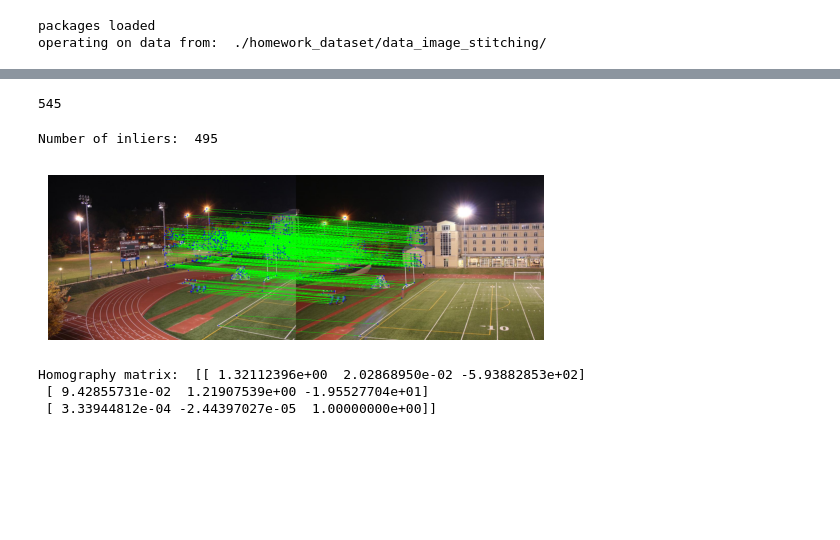
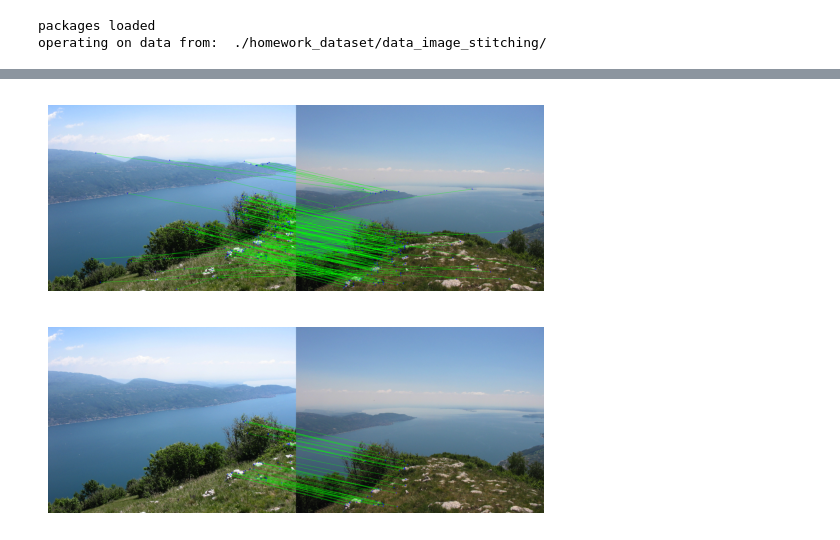
Before and after one commit to YigitEkin/CS-554-Homework, a Jupyter notebook: image_sticthing2.ipynb, the cells around one changed output, grey strips where cells are left out. Drawn from its saved outputs; the diff is of its cells as text; code cells hidden in the pictures; blank space fills up the shorter version.

```diff
--- a/image_sticthing2.ipynb
+++ b/image_sticthing2.ipynb
@@ -18,12 +18,12 @@ prefix: prefix of the file name
 number_of_files: number of files to read (will be concatenated with the prefix)
 file_type: type of the file to read
 """
-def generate_test_file_directories(prefix, number_of_files, file_type='jpg'):
+def generate_test_file_directories(prefix, number_of_files, count_start=0, file_type='jpg'):
     files = []
-    for i in range(1, number_of_files+1):
+    for i in range(count_start, (count_start + number_of_files)):
         files.append(DATA_PATH + prefix + str(i) + '.' + file_type)
     return files
 
-dirs = generate_test_file_directories('im2_', 4, 'jpg')
+dirs = generate_test_file_directories('im1_', 2, 1,'png')
 print(dirs)
 # %% [output]
@@ -35,10 +35,14 @@ files: list of file directories
 """
 def generate_cv2_images_from_files(files):
     images = []
+    size_of_first_image = cv2.imread(files[0]).shape
     for file in files:
-        images.append(cv2.imread(file))
+        img = cv2.imread(file)
+        resized_img = cv2.resize(img, (size_of_first_image[1], size_of_first_image[0]))
+        images.append(resized_img)
     return images
 
 images = generate_cv2_images_from_files(dirs)
 print(images[0].shape)
+print(images[1].shape)
 # %% [output]
@@ -62,7 +67,7 @@ keypoints, descriptors = compute_sift_features(images)
 #display sift features on image
 for i in range(len(images)):
     #convert image to rgb
-    images[i] = cv2.cvtColor(images[i], cv2.COLOR_BGR2RGB)
+    images[i] = cv2.cvtColor(images[i], cv2.COLOR_RGB2BGR)
     img = cv2.drawKeypoints(images[i], keypoints[i], None)
     plt.axis('off')
     plt.imshow(img)
@@ -131,15 +134,15 @@ def draw_matches(img1, img2, kp1, kp2, matches):
 desc_1, desc_2 = descriptors[0], descriptors[1]
 kp_1, kp_2 = keypoints[0], keypoints[1]
 img_1, img_2 = images[0], images[1]
-matched_features = find_matches(desc_1, desc_2, 0.6)
-print(len(matched_features))
+matched_features = find_matches(desc_1, desc_2, 0.8)
 #matched_features_in_dmatch = prepare_matches_for_drawing(matched_features)
 matched_features_img = draw_matches(img_1, img_2, kp_1, kp_2, matched_features)
-#matched_features_img = cv2.drawMatches(img_1, kp_1, img_2, kp_2, matched_features_in_dmatch, img_1, flags=2)
-plt.imsave('matched_features.png', matched_features_img)
-#matches_ransac, p1_all, p2_all = convert_matches_for_ransac(kp_1, kp_2, matched_features_in_dmatch)
+plt.imshow(matched_features_img)
+plt.axis('off')
+plt.show()
+#plt.imsave("/Users/reyhanekin/Desktop/GitHub/CS-554-Homework/results/" + "matched_features_img.png", matched_features_img)
 # %% [output]
-545
+[figure, added]
 # %%
 import random
 def compute_homography(src_pts, dst_pts):
@@ -206,41 +209,35 @@ def find_inliers(kp1, kp2, matches, threshold, n_iter):
     # Loop through the iterations
     for i in range(n_iter):
         # Randomly select four matches
         sample = random.sample(matches, 4)
         # Get the coordinates of the matched keypoints
         p1 = np.array([kp1[i].pt for i, j in sample])
         p2 = np.array([kp2[j].pt for i, j in sample])
         # Compute the homography matrix using the sample points
         H = compute_homography(p1, p2)
         # Get the coordinates of all the matched keypoints
         p1 = np.array([kp1[i].pt for i, j in matches])
         p2 = np.array([kp2[j].pt for i, j in matches])
         # Compute the error for all the matches
         error = compute_error(p1, p2, H)
         # Find the matches that have error below the threshold
         inliers_i = [match for match, e in zip(matches, error) if e < threshold]
         # Count the number of inliers
         n_inliers = len(inliers_i)
         # Update the inliers, the maximum number of inliers and the best homography matrix if necessary
         if n_inliers > max_inliers:
             inliers = inliers_i
             max_inliers = n_inliers
             best_H = H
     # Return the inliers and the best homography matrix
     return inliers, best_H
 
 inliers, H = find_inliers(kp_1, kp_2, matched_features, 1, 1000)
-print('Number of inliers: ', len(inliers))
-ransac_img = draw_matches(img_1, img_2, kp_1, kp_2, inliers)
-plt.imshow(ransac_img)
+
+matched_features_img = draw_matches(img_1, img_2, kp_1, kp_2, inliers)
+plt.imshow(matched_features_img)
 plt.axis('off')
-#plt.title('Inliers from RANSAC: ' + str(len(inliers)) + ' out of ' + str(len(matched_features)))
 plt.show()
-
-print('Homography matrix: ', H)
+#plt.imsave("/Users/reyhanekin/Desktop/GitHub/CS-554-Homework/results/" + "matched_features_img_ransac.png", matched_features_img)
 # %% [output]
-Number of inliers:  495
-[figure, old version]
+[figure, new version]
-Homography matrix:  [[ 1.32112396e+00  2.02868950e-02 -5.93882853e+02]
- [ 9.42855731e-02  1.21907539e+00 -1.95527704e+01]
- [ 3.33944812e-04 -2.44397027e-05  1.00000000e+00]]
```
Also changed, not shown: parts of 5 cells of this notebook.
